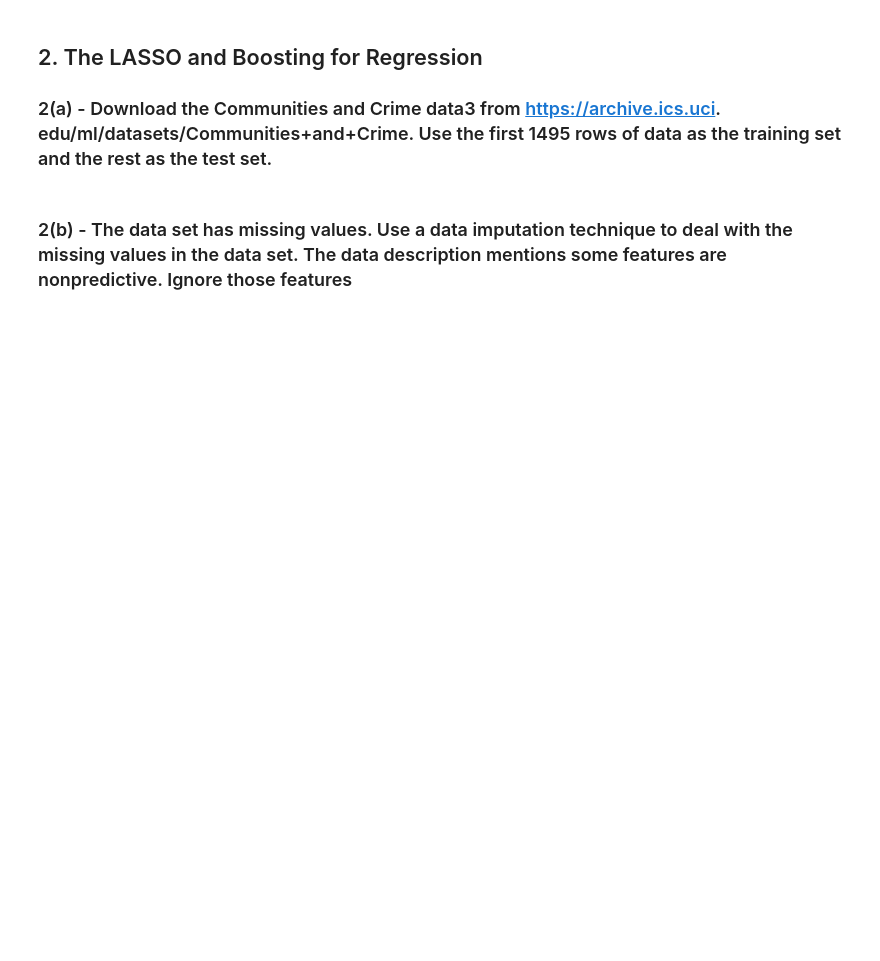
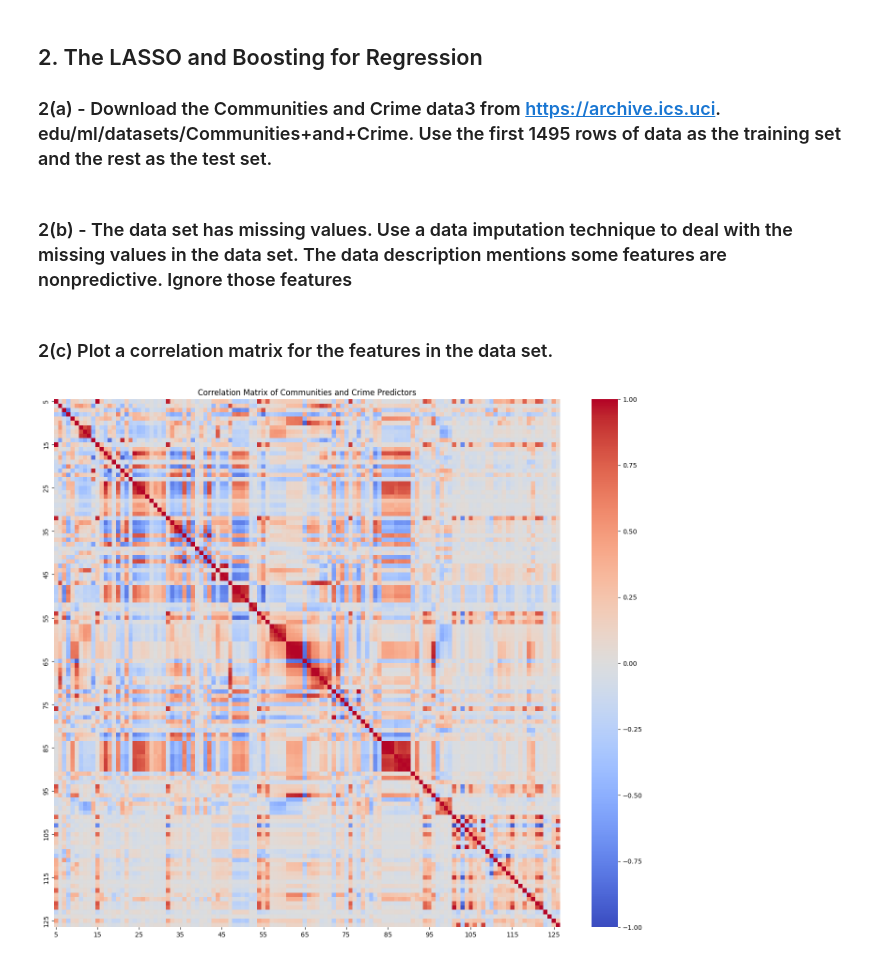
Before and after one commit to jfulch/dsci-552-fulcher-jesse-hw5, a Jupyter notebook: notebook/Fulcher_Jesse_HW5.ipynb, the cells around one changed output. Drawn from its saved outputs; the diff is of its cells as text; code cells hidden in the pictures; blank space fills up the shorter version.

```diff
--- a/notebook/Fulcher_Jesse_HW5.ipynb
+++ b/notebook/Fulcher_Jesse_HW5.ipynb
@@ -247,3 +260,28 @@ x_test = pd.DataFrame(
     columns=x_test.columns,
     index=x_test.index,
 )
+# %% [markdown]
+### 2(c) Plot a correlation matrix for the features in the data set.
+# %%
+import seaborn as sns
+import matplotlib.pyplot as plt
+
+correlation_matrix = x_train.corr()
+
+plt.figure(figsize=(14, 12))
+
+sns.heatmap(
+    correlation_matrix,
+    cmap="coolwarm",
+    vmin=-1,
+    vmax=1,
+    center=0,
+    xticklabels=10,
+    yticklabels=10,
+)
+
+plt.title("Correlation Matrix of Communities and Crime Predictors")
+plt.tight_layout()
+plt.show()
+# %% [output]
+[figure, added]
```
Also changed, not shown: parts of 21 cells of this notebook.
